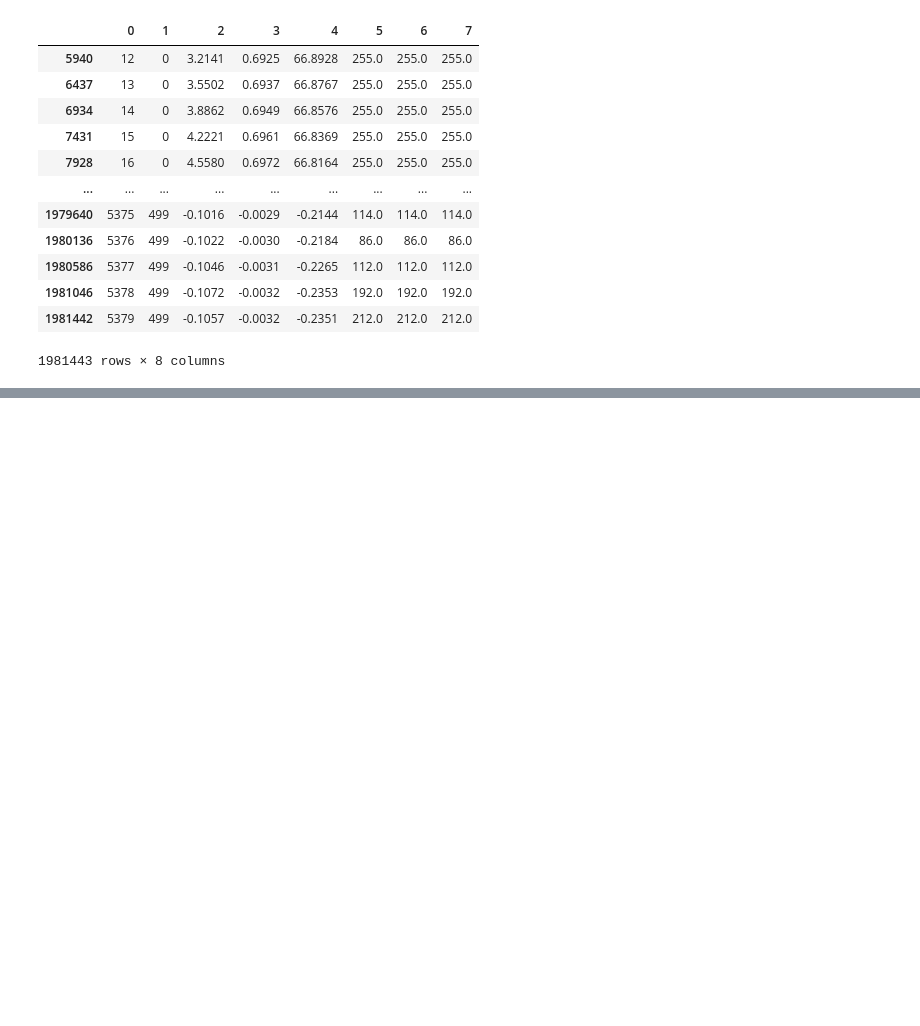
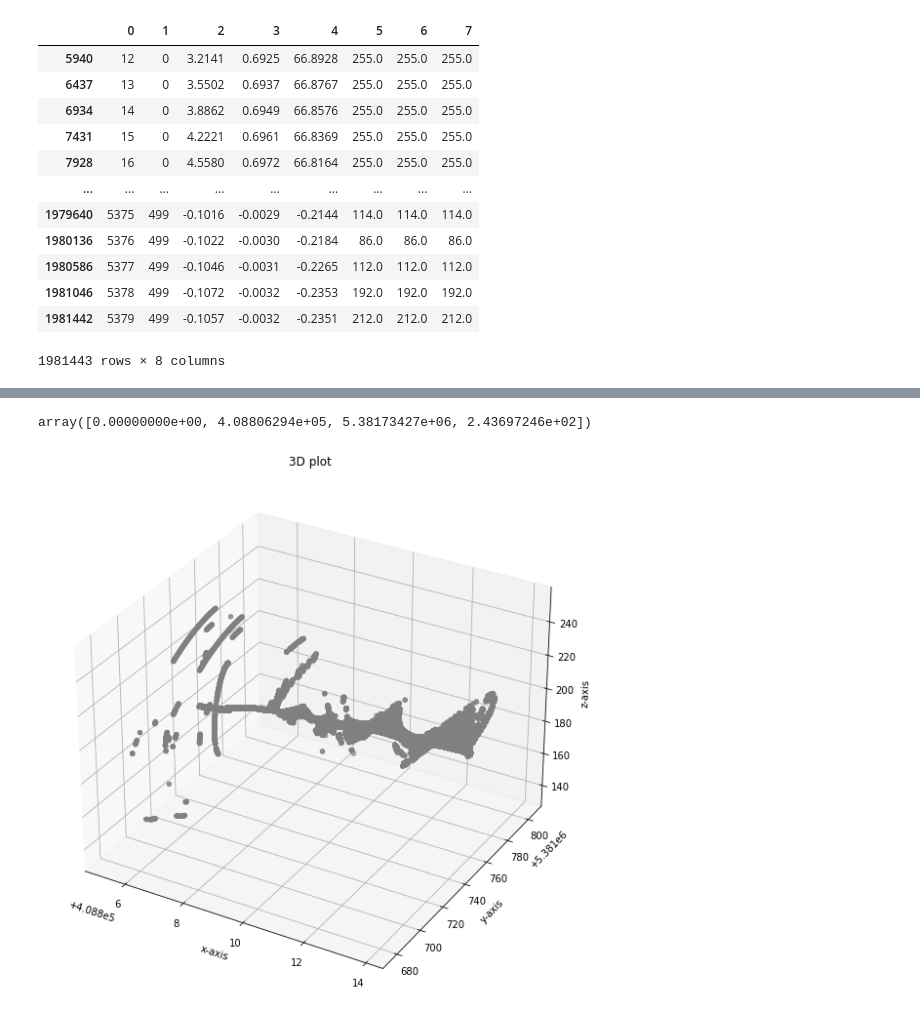
Before and after one commit to hamzamogni/LiDAR, a Jupyter notebook: Test.ipynb, the cells around one changed output, grey strips where cells are left out. Saved outputs shown, nothing was run; the diff lists cells and outputs as text; code cells hidden in the pictures; blank space fills up the shorter version.

```diff
--- a/Test.ipynb
+++ b/Test.ipynb
@@ -56,0 +115,21 @@ df_global
+# %%
+def gps_rotation_matrix(heading, pitch, roll):
+    Rheading = np.array([
+        [m.cos(heading), -m.sin(heading), 0],
+        [m.sin(heading), m.cos(heading), 0],
+        [0, 0, 1]
+    ])
+
+    Rpitch = np.array([
+        [m.cos(pitch), 0, m.sin(pitch)],
+        [0, 1, 0],
+        [-m.sin(pitch), 0, m.cos(pitch)],
+    ])
+
+    Rroll = np.array([
+        [1, 0, 0],
+        [0, m.cos(roll), -m.sin(roll)],
+        [0, m.sin(roll), m.cos(roll)],
+    ])
+
+    return Rheading * Rpitch * Rroll
@@ -56,0 +168,26 @@ df_global
+# %%
+gps_result = np.empty((result.shape[0], 4))
+counter = 0
+
+for i in range(500):
+    angles = np.array(gps[i, 7:10])
+    gps_coordinates = np.array(gps[i, 1:4])
+    rotation_matrix = gps_rotation_matrix(heading=angles[2], pitch=angles[1], roll=angles[0])
+
+    results_by_profile = result[result[:,0] == i, :][:,1:]
+
+    for j in range(results_by_profile.shape[0]):
+        gps_result[counter] = np.array([0, *(results_by_profile[j].dot(rotation_matrix) + gps_coordinates)])
+        counter += 1
+# %%
+gps_result[0]
+# %% [output]
+array([0.00000000e+00, 4.08806294e+05, 5.38173427e+06, 2.43697246e+02])
+# %%
+plot(data={
+    "x": gps_result[:,1],
+    "y": gps_result[:,2],
+    "z": gps_result[:,3],
+})
+# %% [output]
+[figure, added]
```
Also changed, not shown: parts of 17 cells of this notebook.
